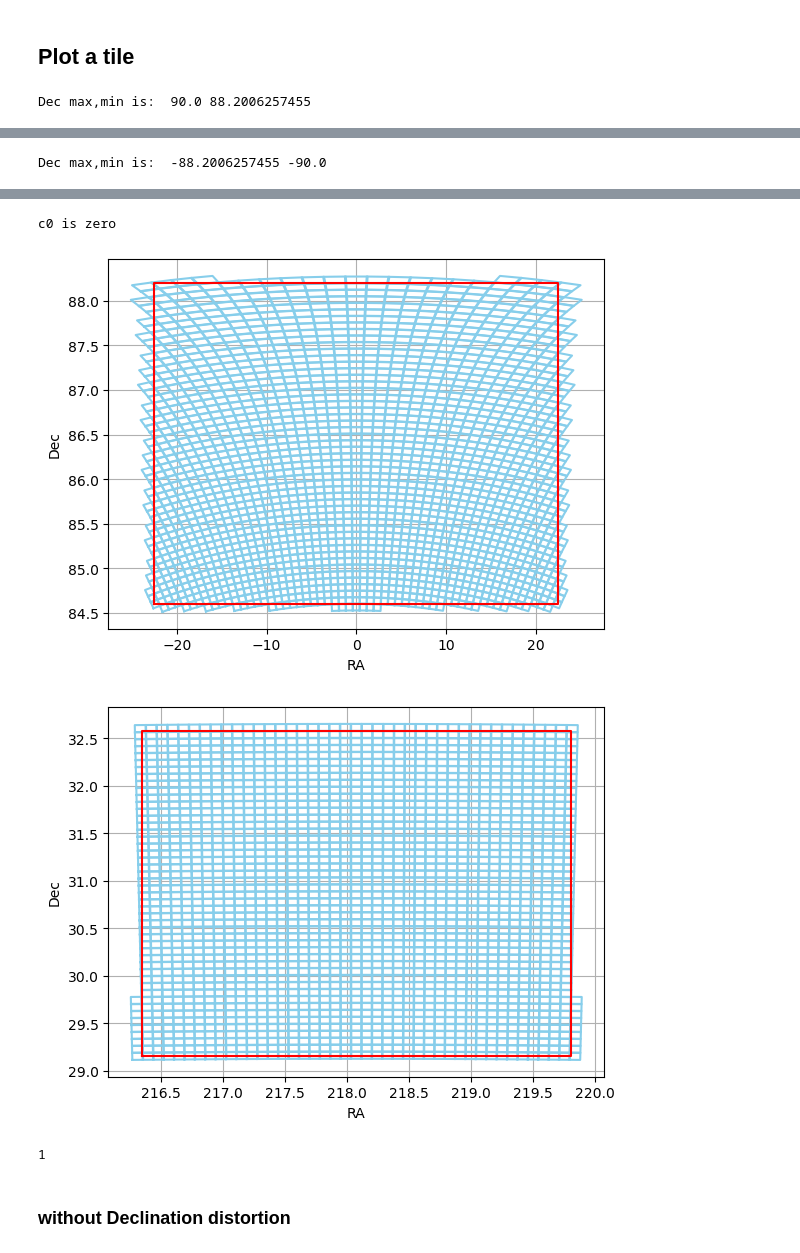
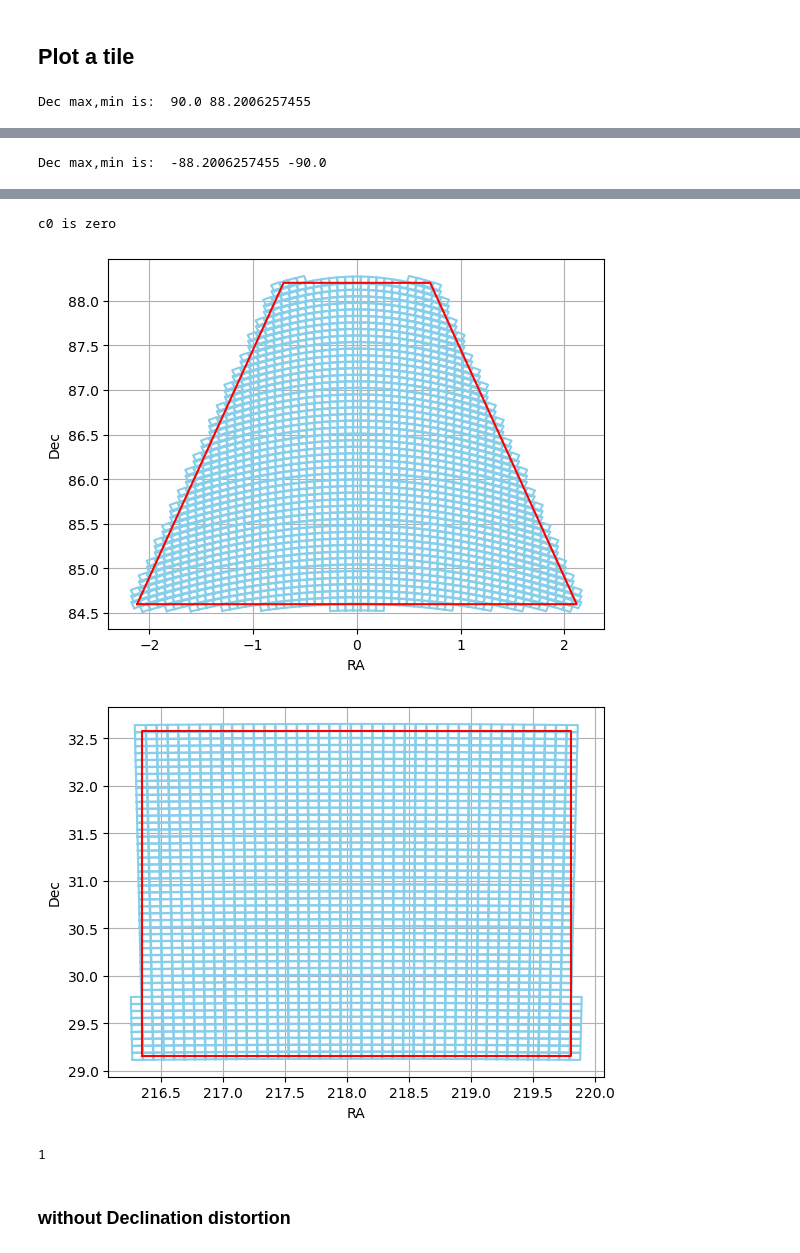
Before and after one commit to spacetelescope/skymap, a Jupyter notebook: notebook/Skymap.ipynb, the cells around one changed output, grey strips where cells are left out. Drawn from its saved outputs; the diff is of its cells as text; code cells hidden in the pictures.

Commit message:
notebook with wgcs and corrected plots

```diff
--- a/notebook/Skymap.ipynb
+++ b/notebook/Skymap.ipynb
@@ -215,7 +124,7 @@ skymap = asdf.open("skymap.asdf")
 
 plotskytile(skymap, 0)
 plotskytile(skymap,len(skymap['roman']['projection_regions'])-1)
-plotskytile(skymap, 1)
+plotskytile(skymap, 1, distortion=True)
 plotskytile(skymap, 1000)
 # %% [output]
 Dec max,min is:  90.0 88.2006257455
@@ -225,5 +134,5 @@ Dec max,min is:  -88.2006257455 -90.0
 c0 is zero
-[figure, old version]
+[figure, new version]
 [figure]
 1
 # %% [markdown]
```
Also changed, not shown: parts of 18 cells of this notebook.
